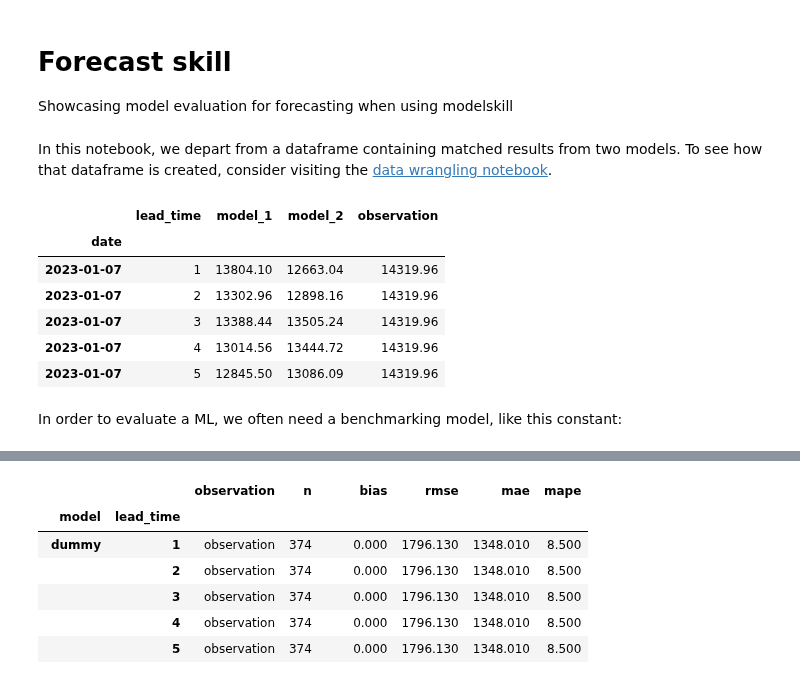
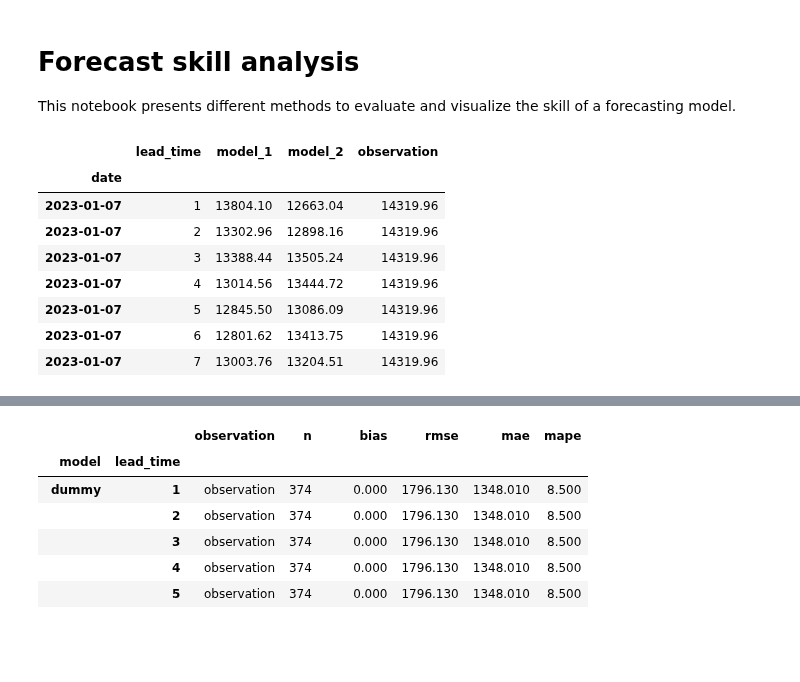
Before and after one commit to DHI/modelskill, a Jupyter notebook: notebooks/Forecast_skill.ipynb, the cells around one changed output, grey strips where cells are left out. Cells and saved outputs as stored; diff of their text form; code cells hidden in the pictures; blank space fills up the shorter version.

```diff
--- a/notebooks/Forecast_skill.ipynb
+++ b/notebooks/Forecast_skill.ipynb
@@ -1,7 +1,7 @@
-# %% [markdown]
-# Forecast skill
-
-Showcasing model evaluation for forecasting when using modelskill
+# %% [markdown]
+# Forecast skill analysis
+
+This notebook presents different methods to evaluate and visualize the skill of a forecasting model.
 # %%
 import pandas as pd
 import matplotlib.pyplot as plt
@@ -13,18 +16,16 @@ sns.set_palette("Set1")
-# %% [markdown]
-In this notebook, we depart from a dataframe containing matched results from two models. To see how that dataframe is created, consider visiting the [data wrangling notebook](../notebooks/Forecast_data_wrangling.ipynb).
 # %%
 def path_to_file(filename):
     return f"../tests/testdata/forecast_skill/{filename}"
 
 matched_model_results = pd.read_csv(path_to_file("matched_model_results.csv"), parse_dates=True, index_col=0)
-matched_model_results.round(2).head()
+matched_model_results.round(2).head(7)
 # %% [output]
 |  | lead_time | model_1 | model_2 | observation |
 | date |  |  |  |  |
 | 2023-01-07 | 1 | 13804.10 | 12663.04 | 14319.96 |
 | 2023-01-07 | 2 | 13302.96 | 12898.16 | 14319.96 |
 | 2023-01-07 | 3 | 13388.44 | 13505.24 | 14319.96 |
 | 2023-01-07 | 4 | 13014.56 | 13444.72 | 14319.96 |
 | 2023-01-07 | 5 | 12845.50 | 13086.09 | 14319.96 |
+| 2023-01-07 | 6 | 12801.62 | 13413.75 | 14319.96 |
+| 2023-01-07 | 7 | 13003.76 | 13204.51 | 14319.96 |
-# %% [markdown]
-In order to evaluate a ML, we often need a benchmarking model, like this constant:
```
Also changed, not shown: parts of 26 cells of this notebook.
